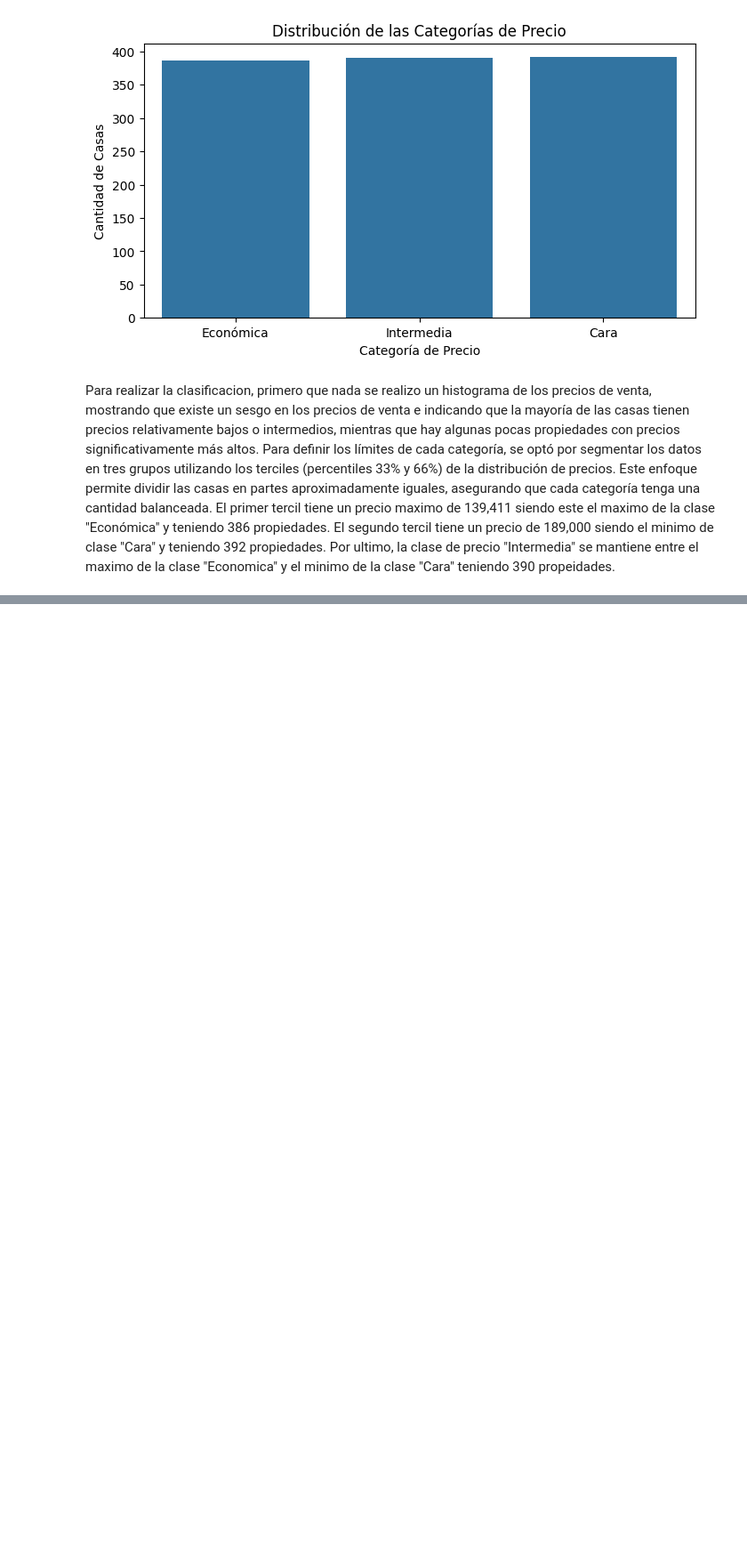
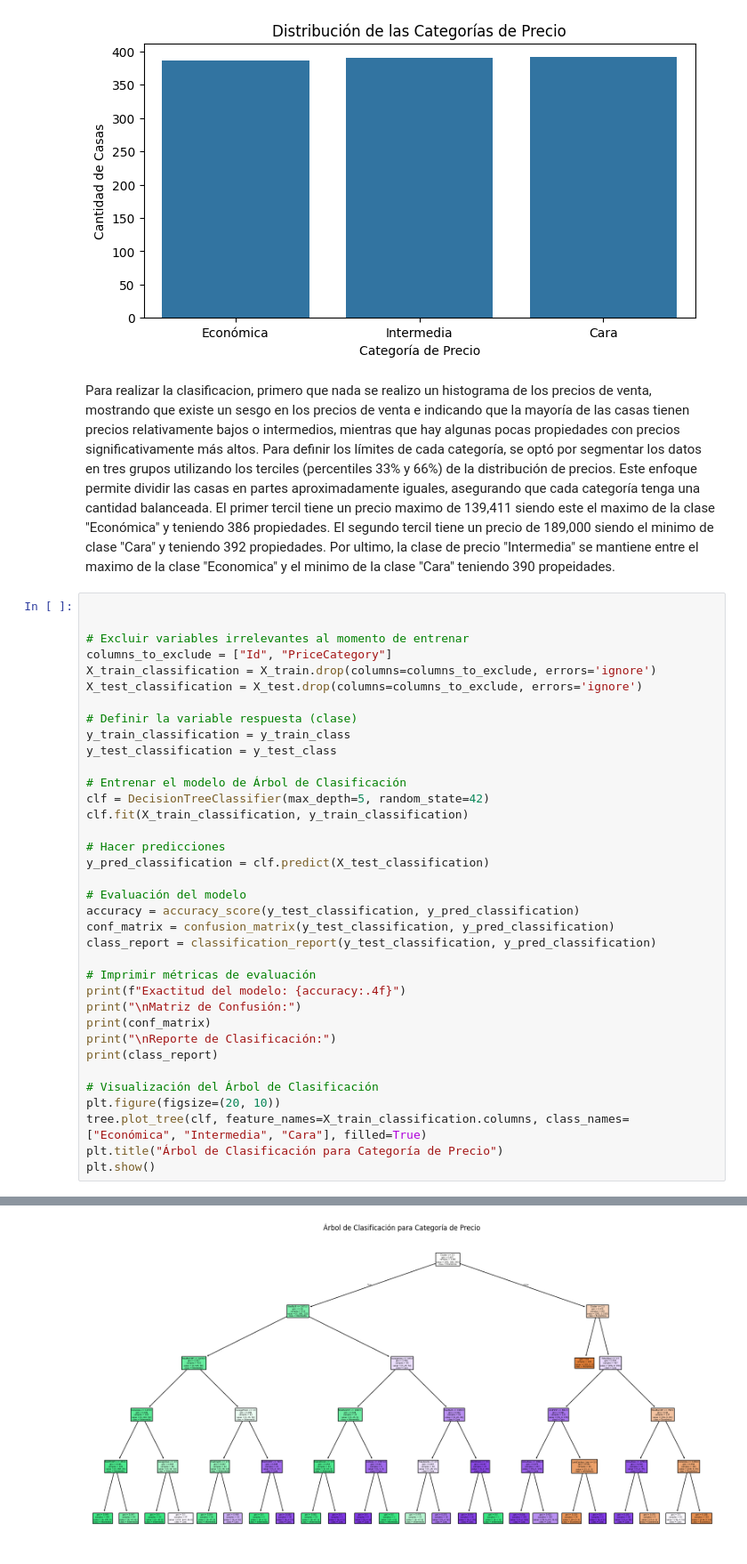
Before and after one commit to paulabaal12/PROY2-DM, a Jupyter notebook: proyectoE2.ipynb, the cells around one changed output, grey strips where cells are left out. Shown at 89% size. Saved outputs shown, nothing was run; the diff lists cells and outputs as text; blank space fills up the shorter version.

```diff
--- a/proyectoE2.ipynb
+++ b/proyectoE2.ipynb
@@ -268,3 +271,40 @@ Name: count, dtype: int64
 [figure]
 # %% [markdown]
 Para realizar la clasificacion, primero que nada se realizo un histograma de los precios de venta, mostrando que existe un sesgo en los precios de venta e indicando que la mayoría de las casas tienen precios relativamente bajos o intermedios, mientras que hay algunas pocas propiedades con precios significativamente más altos. Para definir los límites de cada categoría, se optó por segmentar los datos en tres grupos utilizando los terciles (percentiles 33% y 66%) de la distribución de precios. Este enfoque permite dividir las casas en partes aproximadamente iguales, asegurando que cada categoría tenga una cantidad balanceada. El primer tercil tiene un precio maximo de 139,411 siendo este el maximo de la clase "Económica" y teniendo 386 propiedades. El segundo tercil tiene un precio de 189,000 siendo el minimo de clase "Cara" y teniendo 392 propiedades. Por ultimo, la clase de precio "Intermedia" se mantiene entre el maximo de la clase "Economica" y el minimo de la clase "Cara" teniendo 390 propeidades.
+# %%
+
+
+# Excluir variables irrelevantes al momento de entrenar
+columns_to_exclude = ["Id", "PriceCategory"]
+X_train_classification = X_train.drop(columns=columns_to_exclude, errors='ignore')
+X_test_classification = X_test.drop(columns=columns_to_exclude, errors='ignore')
+
+# Definir la variable respuesta (clase)
+y_train_classification = y_train_class
+y_test_classification = y_test_class
+
+# Entrenar el modelo de Árbol de Clasificación
+clf = DecisionTreeClassifier(max_depth=5, random_state=42)
+clf.fit(X_train_classification, y_train_classification)
+
+# Hacer predicciones
+y_pred_classification = clf.predict(X_test_classification)
+
+# Evaluación del modelo
+accuracy = accuracy_score(y_test_classification, y_pred_classification)
+conf_matrix = confusion_matrix(y_test_classification, y_pred_classification)
+class_report = classification_report(y_test_classification, y_pred_classification)
+
+# Imprimir métricas de evaluación
+print(f"Exactitud del modelo: {accuracy:.4f}")
+print("\nMatriz de Confusión:")
+print(conf_matrix)
+print("\nReporte de Clasificación:")
+print(class_report)
+
+# Visualización del Árbol de Clasificación
+plt.figure(figsize=(20, 10))
+tree.plot_tree(clf, feature_names=X_train_classification.columns, class_names=["Económica", "Intermedia", "Cara"], filled=True)
+plt.title("Árbol de Clasificación para Categoría de Precio")
+plt.show()
+# %% [output]
@@ -270,0 +328 @@ Para realizar la clasificacion, primero que nada se realizo un histograma de los
+[figure, added]
```
Also changed, not shown: parts of 2 cells of this notebook.
